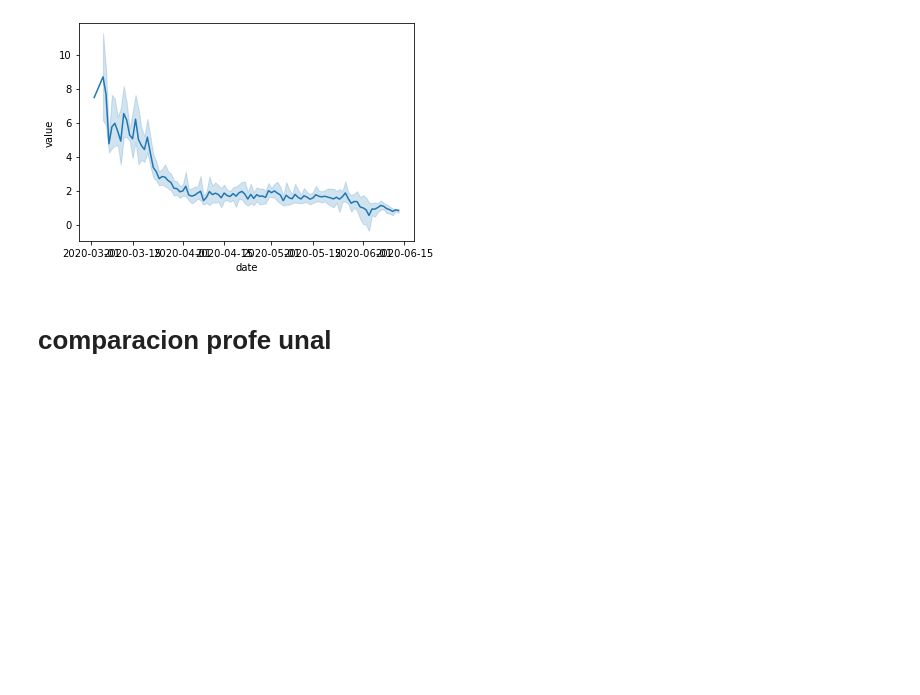
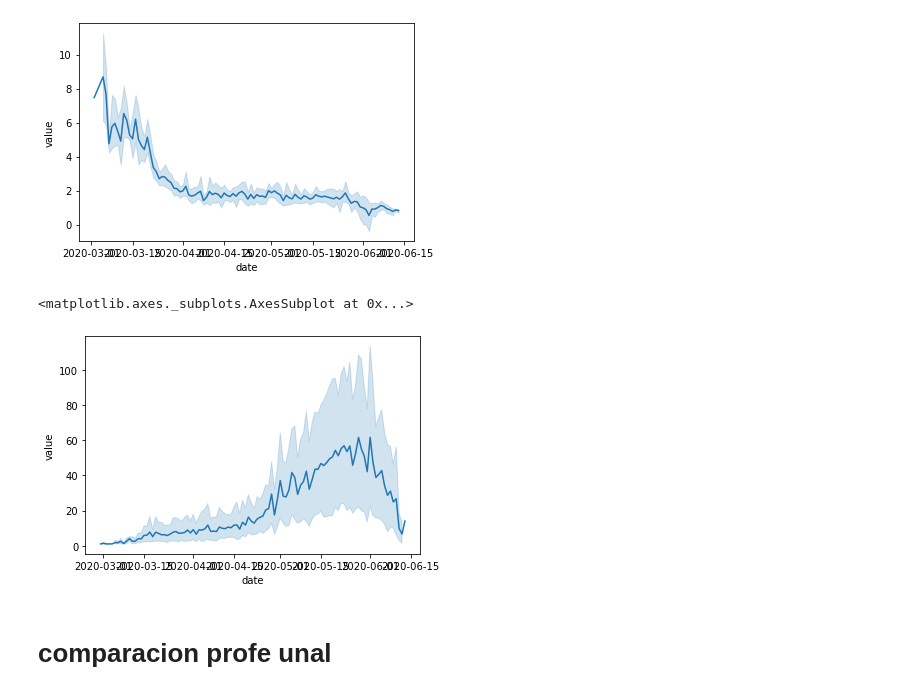
Before and after one commit to seospinale/COVID19-meteorologia, a Jupyter notebook: notebook/transmission_rate.ipynb, the cells around one changed output. Saved outputs shown, nothing was run; the diff lists cells and outputs as text; code cells hidden in the pictures; blank space fills up the shorter version.

```diff
--- a/notebook/transmission_rate.ipynb
+++ b/notebook/transmission_rate.ipynb
@@ -28,6 +26,3 @@ data_meteo = pd.DataFrame(columns = data_coronavirus.departamento.unique())
-# %%
-for departamento in data_coronavirus.departamento.unique()[:3]:
-    data_coronavirus[data_coronavirus.departamento == departamento]
 # %% [markdown]
 Metodología de Cálculo de  Rt  instantaneo
 Suponga que  $D(t),R(t),F(t)∈Z+$  es el reporte diario de infectados, recuperados y fallecidos. Ahora tomando el valor acumulado del número de casos hasta el día  t  es:  $I(t)=∑^t_{k=0} D(k)−∑^t_{k=0} R(k)−∑^t_{k=0}F(k)$
@@ -48,6 +43,7 @@ def rt(infected, recovered, deaths, transmission_period_days = 14, mean_window =
 # %%
 transmission_rate = pd.DataFrame(columns = data_coronavirus.departamento.unique(), index = pd.date_range(data_coronavirus.fis.min(), data_coronavirus.fis.max(), freq = 'd'))
 transmission_rate_s = pd.DataFrame(columns = data_coronavirus.departamento.unique(), index = pd.date_range(data_coronavirus.fis.min(), data_coronavirus.fis.max(), freq = 'd'))
+infected_cases = pd.DataFrame(columns = data_coronavirus.departamento.unique(), index = pd.date_range(data_coronavirus.fis.min(), data_coronavirus.fis.max(), freq = 'd'))
 # %%
 for departamento in data_coronavirus.departamento.unique():
 
@@ -58,17 +54,23 @@ for departamento in data_coronavirus.departamento.unique():
     deaths.name = 'deaths'
     recovered = data_departamento.groupby('fecha_recuperado').count().id_de_caso
     recovered.name = 'recovered'
+
     ro = rt(infected, recovered, deaths, mean_window= 1)
     ro_s = rt(infected, recovered, deaths, mean_window= 3)
 
     idx_ro = ro.index.intersection(transmission_rate.index)
     idx_ro_s = ro.index.intersection(transmission_rate_s.index)
+    idx_infected = infected_cases.index.intersection(infected.index)
+
 
     transmission_rate.loc[idx_ro, departamento] = ro.loc[idx_ro]
     transmission_rate_s.loc[idx_ro_s, departamento] = ro_s.loc[idx_ro_s]
+    infected_cases.loc[idx_infected, departamento] = infected.loc[idx_infected]
+
 
 transmission_rate = transmission_rate.astype(float)
 transmission_rate_s = transmission_rate_s.astype(float)
+infected_cases = infected_cases.astype(float)
 # %%
 import seaborn as sns
 # %%
@@ -81,6 +83,11 @@ sns.lineplot(x = 'date', y = 'value', data = pd.melt(transmission_rate_s.reset_i
 # %% [output]
 <matplotlib.axes._subplots.AxesSubplot at 0x...>
 [figure]
+# %%
+sns.lineplot(x = 'date', y = 'value', data = pd.melt(infected_cases.reset_index(), ['index']).rename(columns = {'index':'date'}))
+# %% [output]
+<matplotlib.axes._subplots.AxesSubplot at 0x...>
+[figure, added]
 # %%
 transmission_rate.to_csv('../src/data/series/transmission_rate.csv')
 transmission_rate_s.to_csv('../src/data/series/transmission_rate_s.csv')
```
Also changed, not shown: parts of 2 cells of this notebook, 5 other files.
